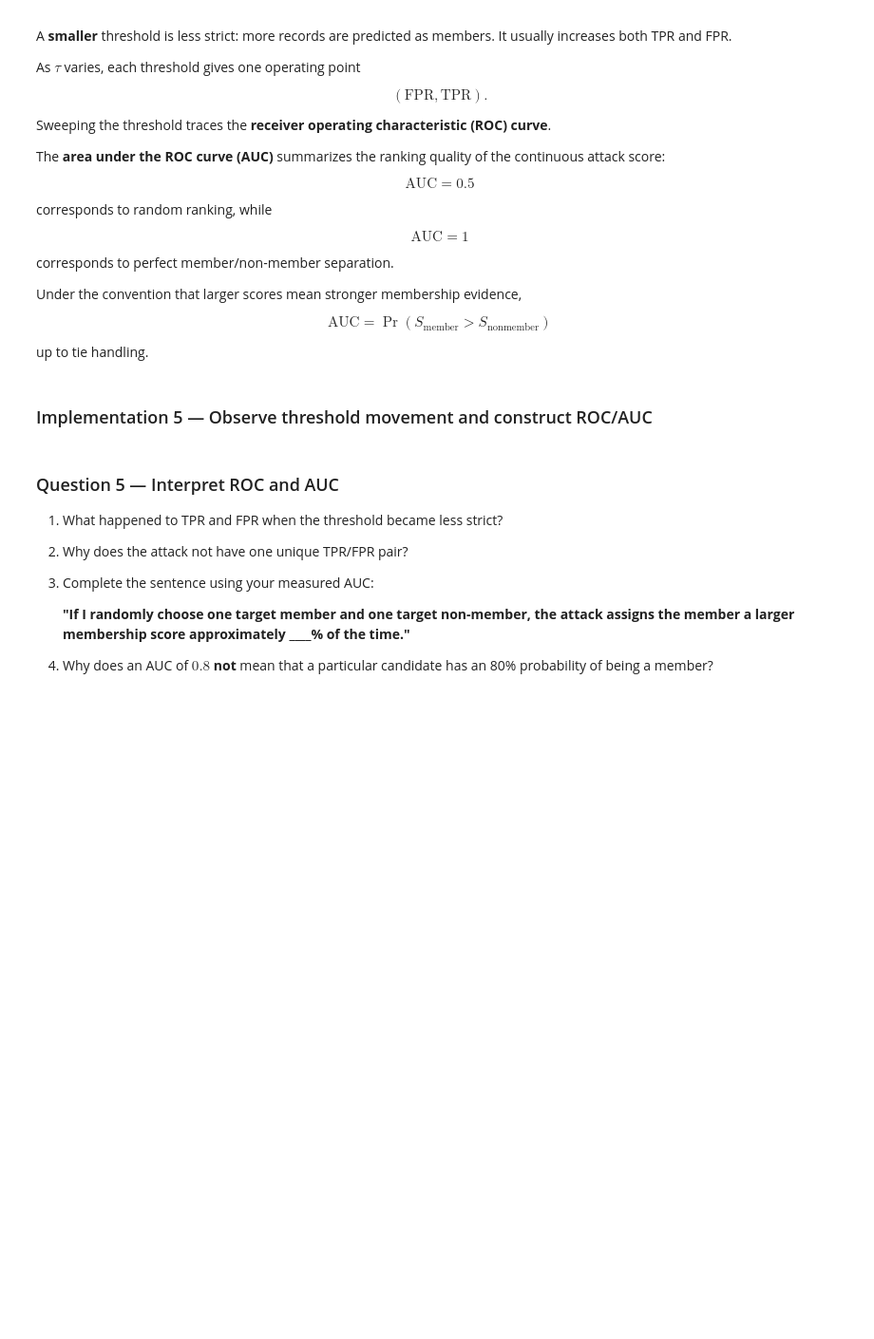
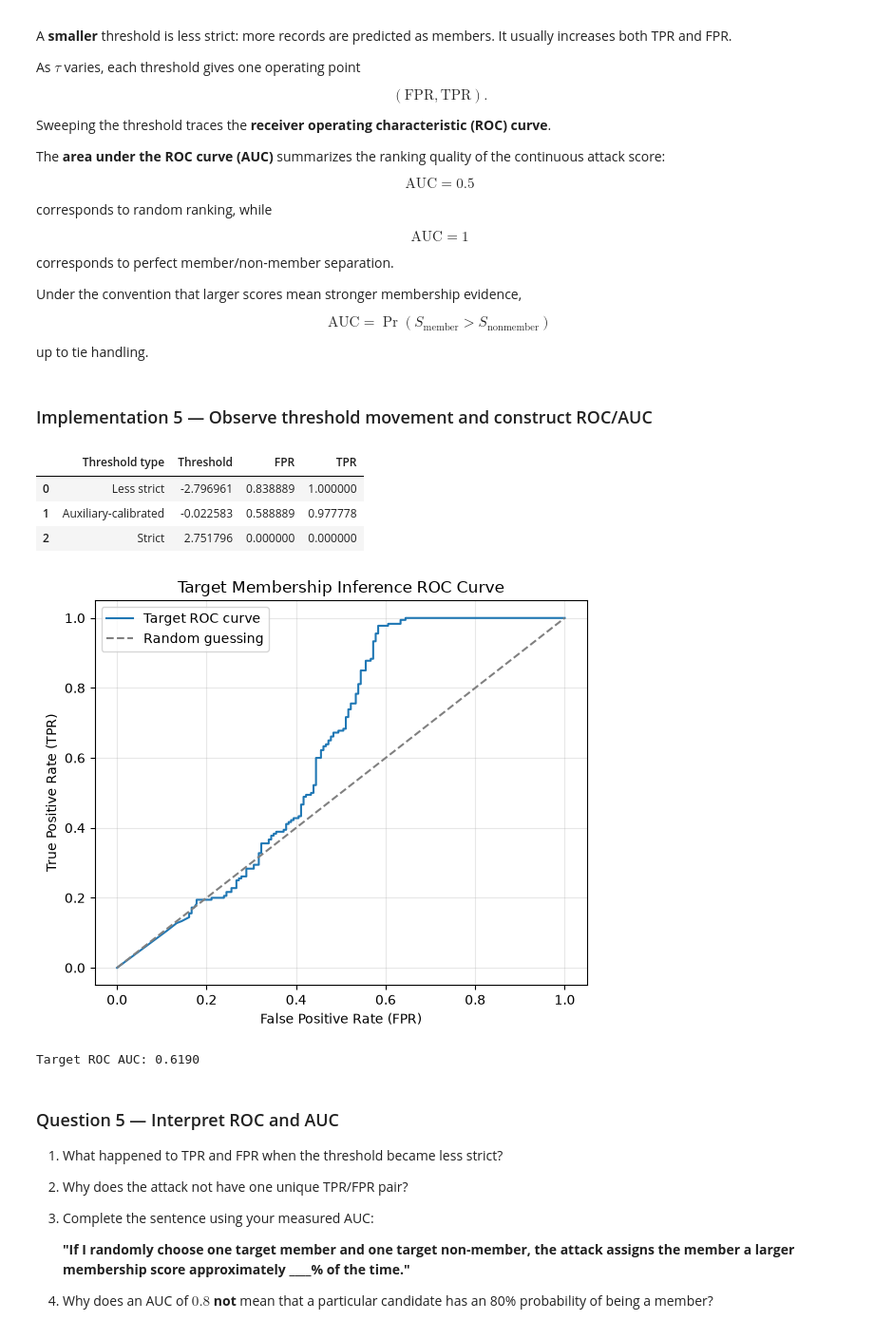
Before and after one commit to bonivalyvan/ML-Trainning-and-evaluation, a Jupyter notebook: Memberships Inference Attacks/Membership_Inference_Medical_AI.ipynb, the cells around one changed output. Shown at 95% size. Saved outputs shown, nothing was run; the diff lists cells and outputs as text; code cells hidden in the pictures; blank space fills up the shorter version.

Commit message:
Observe threshold movement and construct ROC/AUC

```diff
--- a/Memberships Inference Attacks/Membership_Inference_Medical_AI.ipynb
+++ b/Memberships Inference Attacks/Membership_Inference_Medical_AI.ipynb
@@ -1001,18 +1003,75 @@ up to tie handling.
 # %%
 # 1. Choose three thresholds representing:
 #       - less strict
 #       - the auxiliary-calibrated tau
 #       - strict
-#
+
+threshold_step = max(auxiliary_scores.std(unbiased=False).item(), 1e-6)
+
+thresholds = {
+    "Less strict": tau - threshold_step,
+    "Auxiliary-calibrated": tau,
+    "Strict": tau + threshold_step,
+}
+
 # 2. For each threshold, compute target FPR and TPR.
-#
+
+operating_points = []
+
+for name, threshold in thresholds.items():
+    predictions = (target_scores >= threshold).long()
+
+    tp = ((target_labels == 1) & (predictions == 1)).sum().item()
+    fn = ((target_labels == 1) & (predictions == 0)).sum().item()
+    fp = ((target_labels == 0) & (predictions == 1)).sum().item()
+    tn = ((target_labels == 0) & (predictions == 0)).sum().item()
+
+    tpr = tp / (tp + fn) if (tp + fn) > 0 else 0.0
+    fpr = fp / (fp + tn) if (fp + tn) > 0 else 0.0
+
+    operating_points.append({
+        "Threshold type": name,
+        "Threshold": threshold,
+        "FPR": fpr,
+        "TPR": tpr,
+    })
+
 # 3. Display the three operating points in a table.
-#
+
+operating_points_table = pd.DataFrame(operating_points)
+display(operating_points_table)
+
 # 4. Sweep all thresholds and compute the target ROC curve.
-#
+
+fpr_values, tpr_values, roc_thresholds = roc_curve(
+    target_labels.numpy(),
+    target_scores.numpy(),
+    pos_label=1
+)
+
 # 5. Plot TPR against FPR.
-#
+
+plt.figure(figsize=(6, 5))
+plt.plot(fpr_values, tpr_values, label="Target ROC curve")
+plt.plot([0, 1], [0, 1], linestyle="--", color="gray", label="Random guessing")
+plt.xlabel("False Positive Rate (FPR)")
+plt.ylabel("True Positive Rate (TPR)")
+plt.title("Target Membership Inference ROC Curve")
+plt.legend()
+plt.grid(alpha=0.3)
+plt.tight_layout()
+plt.show()
+
 # 6. Compute the AUC.
+target_auc = auc(fpr_values, tpr_values)
+print(f"Target ROC AUC: {target_auc:.4f}")
+# %% [output]
+|  | Threshold type | Threshold | FPR | TPR |
+| 0 | Less strict | -2.796961 | 0.838889 | 1.000000 |
+| 1 | Auxiliary-calibrated | -0.022583 | 0.588889 | 0.977778 |
+| 2 | Strict | 2.751796 | 0.000000 | 0.000000 |
+[figure, added]
+Target ROC AUC: 0.6190
 # %% [markdown]
 ### Question 5 — Interpret ROC and AUC
 
```
Also changed, not shown: parts of 3 cells of this notebook.
